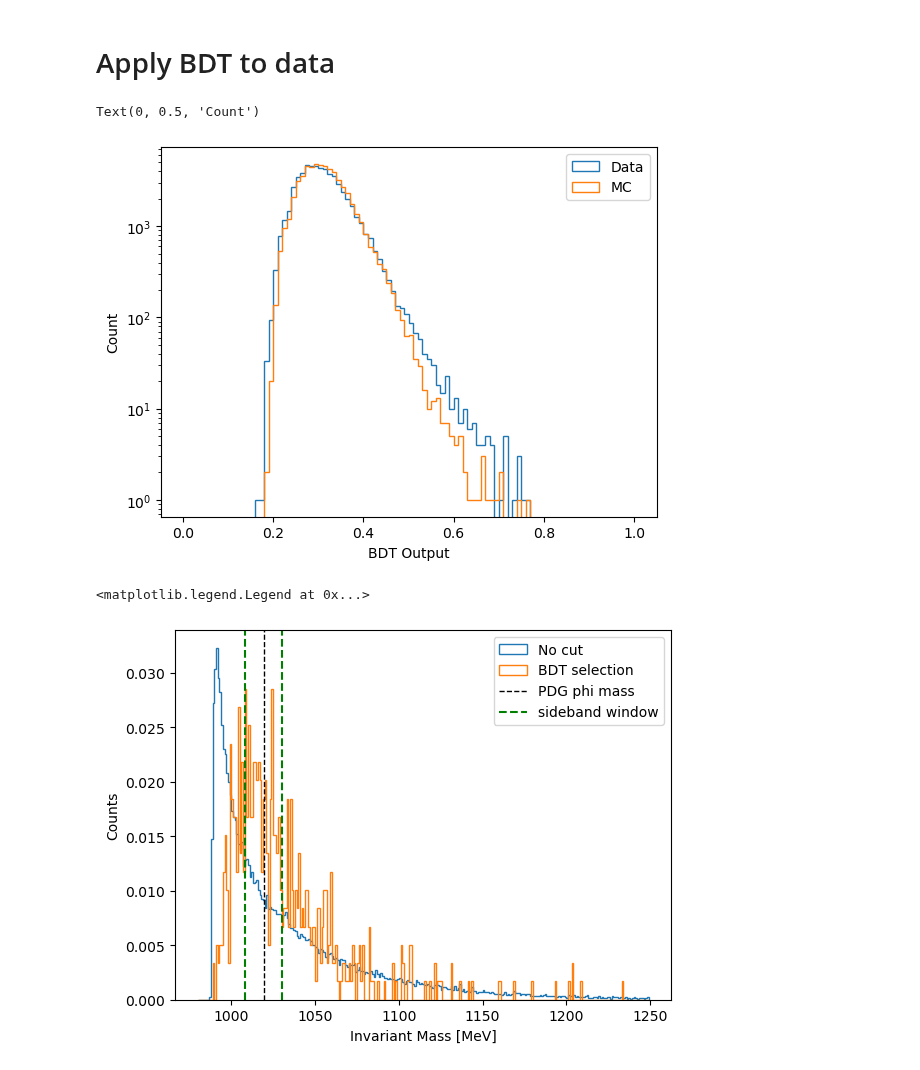
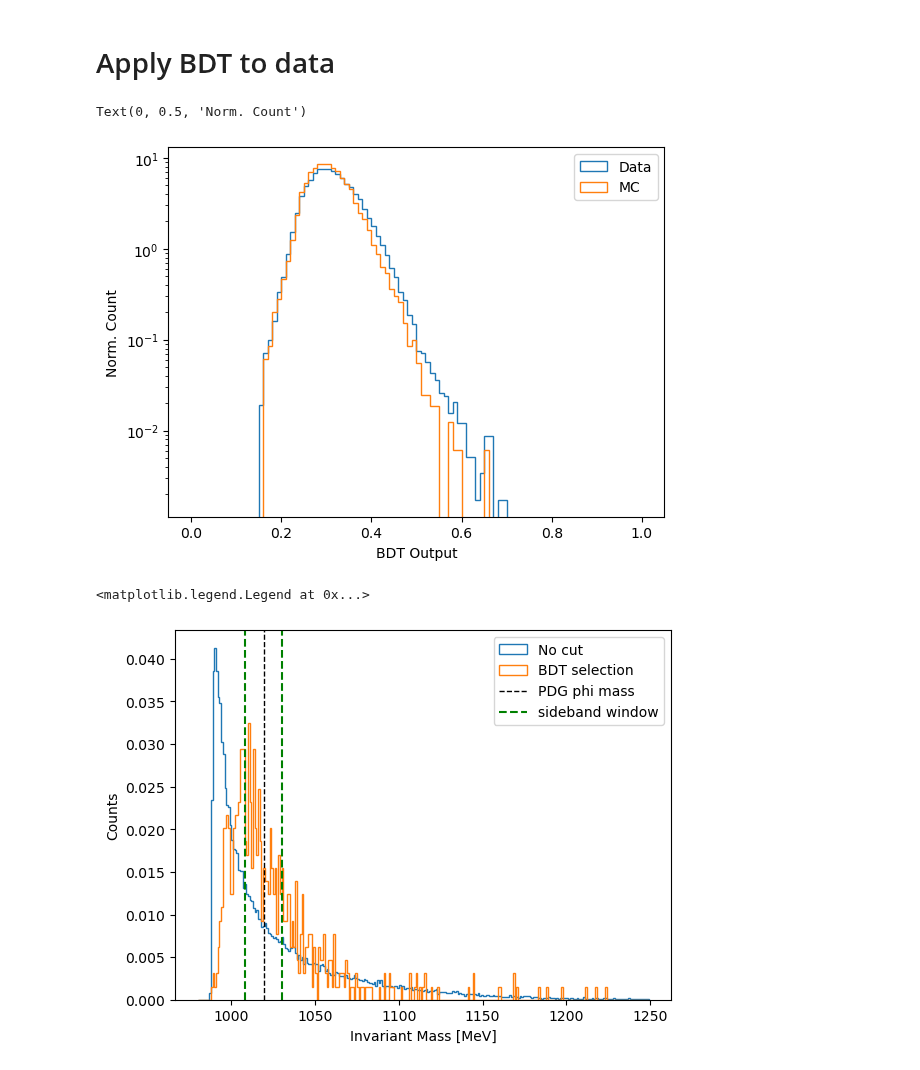
Before and after one commit to mghrear/pivoting-ANN, a Jupyter notebook: compare_models_sideband_b.ipynb, the cells around one changed output. Drawn from its saved outputs; the diff is of its cells as text; code cells hidden in the pictures.

```diff
--- a/compare_models_sideband_b.ipynb
+++ b/compare_models_sideband_b.ipynb
@@ -21,8 +21,8 @@ Using device: cpu
 # %%
 run="1"
 # %%
-bdt_results = pd.read_pickle("/Users/mghrear/data/ML_data/patch/BDT_results_limited_sideband_b.pk")
-ANN_results = pd.read_pickle("/Users/mghrear/data/ML_data/patch/ANN_results_relu_run"+run+"_limited_sideband_b.pk")
+bdt_results = pd.read_pickle("/Users/mghrear/data/ML_data/patch/BDT_2021_results_limited_sideband_b.pk")
+ANN_results = pd.read_pickle("/Users/mghrear/data/ML_data/patch/ANN_results_2021_relu_run"+run+"_limited_sideband_b.pk")
 
 ANN_results['BDT']=bdt_results['Yhat']
 
@@ -182,7 +182,7 @@ plt.legend()
 # Compare classifiers on weighted testing data
 # %%
 # Compine dfs according to expected proportions
-df_test_combined = pd.concat([test_df_tritrig[0:54013], test_df_wab[0:4897], test_df_phiKK[0:16]], ignore_index=True, sort=False)
+df_test_combined = pd.concat([test_df_tritrig[0:13080], test_df_wab[0:3119], test_df_phiKK[0:1]], ignore_index=True, sort=False)
 
 print(len(df_test_combined))
 # %% [output]
@@ -305,7 +305,7 @@ Text(0, 0.5, 'Count')
 # Apply ANN to data
 # %%
 
-X_final = pd.read_pickle('/Users/mghrear/data/ML_data/patch/BDT_2019_data_limited_sideband_test_b.pk')
+X_final = pd.read_pickle('/Users/mghrear/data/ML_data/patch/BDT_2021_data_limited.pk')
 
 print(len(X_final))
 # %% [output]
@@ -377,23 +377,23 @@ plt.legend()
 # %% [markdown]
 # Apply BDT to data
 # %%
-bdt_model = joblib.load('/Users/mghrear/data/ML_data/patch/BDT_2019_limited_sideband_b_model.pkl')
+bdt_model = joblib.load('/Users/mghrear/data/ML_data/patch/BDT_2021_limited_sideband_b_model.pkl')
 X_final = X_final.drop(columns=['pred','InvM'])
 # %%
 Yhat_final = bdt_model.predict_proba(X_final)[:,1]
 X_final['pred'] = Yhat_final
 X_final['InvM'] = mytools.get_InvM(X_final)
 # %%
-plt.hist(Yhat_final,bins=np.arange(0,1.01,0.01), histtype='step',label="Data")
-plt.hist(df_test_combined['BDT'],bins=np.arange(0,1.01,0.01), histtype='step',label='MC')
+plt.hist(Yhat_final,bins=np.arange(0,1.01,0.01), histtype='step',density=True,label="Data")
+plt.hist(df_test_combined['BDT'],bins=np.arange(0,1.01,0.01), histtype='step',density=True,label='MC')
 
 plt.legend()
 plt.yscale('log')
 plt.xlabel('BDT Output')
-plt.ylabel('Count')
+plt.ylabel('Norm. Count')
 # %% [output]
-Text(0, 0.5, 'Count')
+Text(0, 0.5, 'Norm. Count')
-[figure, old version]
+[figure, new version]
 # %%
 X_final_cut = X_final[X_final['pred']>BDT_selection].reset_index(drop=True)
 x_vals = 1000*X_final_cut.InvM
@@ -412,4 +412,4 @@ plt.ylabel('Counts')
 plt.legend()
 # %% [output]
 <matplotlib.legend.Legend at 0x...>
-[figure, old version]
+[figure, new version]
```
Also changed, not shown: parts of 22 cells of this notebook, 7 other files.
